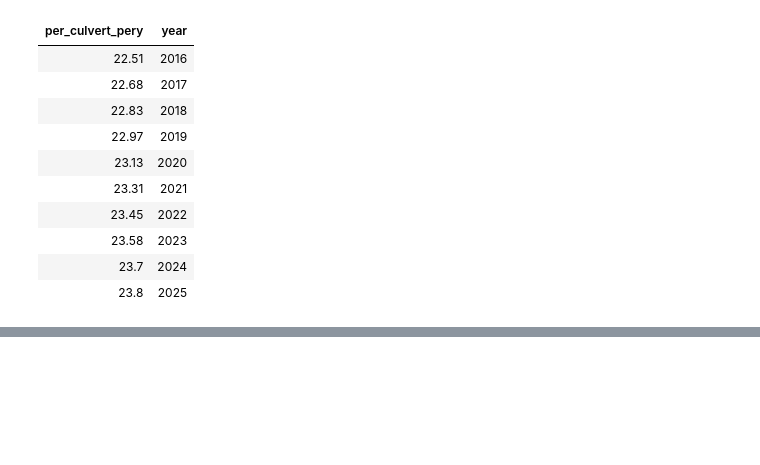
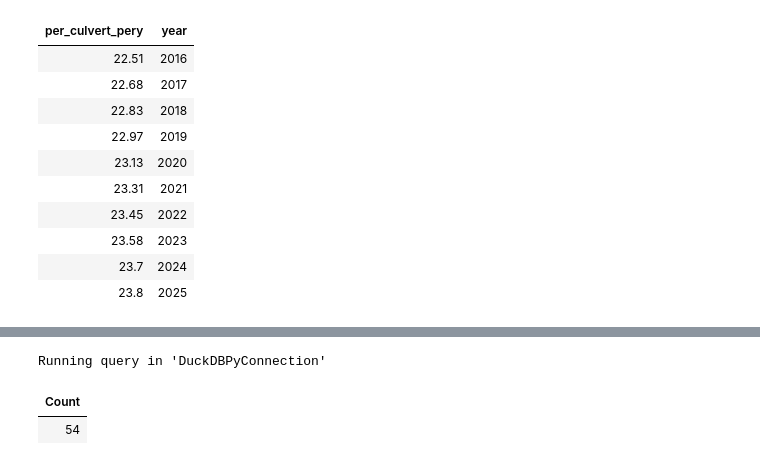
Before and after one commit to AHichem/bridge-deterioration-nbi, a Jupyter notebook: notebooks/02_sql_model.ipynb, the cells around one changed output, grey strips where cells are left out. Drawn from its saved outputs; the diff is of its cells as text; code cells hidden in the pictures; blank space fills up the shorter version.

```diff
--- a/notebooks/02_sql_model.ipynb
+++ b/notebooks/02_sql_model.ipynb
@@ -316,0 +511,68 @@ Running query in 'DuckDBPyConnection'
+# %%
+%%sql
+CREATE OR REPLACE TABLE dim_state (
+    state_code VARCHAR,
+    state_abbr VARCHAR,
+    state_name VARCHAR
+);
+
+INSERT INTO dim_state (state_code, state_abbr, state_name)
+VALUES
+    ('01', 'AL', 'Alabama'),
+    ('02', 'AK', 'Alaska'),
+    ('04', 'AZ', 'Arizona'),
+    ('05', 'AR', 'Arkansas'),
+    ('06', 'CA', 'California'),
+    ('08', 'CO', 'Colorado'),
+    ('09', 'CT', 'Connecticut'),
+    ('10', 'DE', 'Delaware'),
+    ('11', 'DC', 'District of Columbia'),
+    ('12', 'FL', 'Florida'),
+    ('13', 'GA', 'Georgia'),
+    ('15', 'HI', 'Hawaii'),
+    ('16', 'ID', 'Idaho'),
+    ('17', 'IL', 'Illinois'),
+    ('18', 'IN', 'Indiana'),
+    ('19', 'IA', 'Iowa'),
+    ('20', 'KS', 'Kansas'),
+    ('21', 'KY', 'Kentucky'),
+    ('22', 'LA', 'Louisiana'),
+    ('23', 'ME', 'Maine'),
+    ('24', 'MD', 'Maryland'),
+    ('25', 'MA', 'Massachusetts'),
+    ('26', 'MI', 'Michigan'),
+    ('27', 'MN', 'Minnesota'),
+    ('28', 'MS', 'Mississippi'),
+    ('29', 'MO', 'Missouri'),
+    ('30', 'MT', 'Montana'),
+    ('31', 'NE', 'Nebraska'),
+    ('32', 'NV', 'Nevada'),
+    ('33', 'NH', 'New Hampshire'),
+    ('34', 'NJ', 'New Jersey'),
+    ('35', 'NM', 'New Mexico'),
+    ('36', 'NY', 'New York'),
+    ('37', 'NC', 'North Carolina'),
+    ('38', 'ND', 'North Dakota'),
+    ('39', 'OH', 'Ohio'),
+    ('40', 'OK', 'Oklahoma'),
+    ('41', 'OR', 'Oregon'),
+    ('42', 'PA', 'Pennsylvania'),
+    ('44', 'RI', 'Rhode Island'),
+    ('45', 'SC', 'South Carolina'),
+    ('46', 'SD', 'South Dakota'),
+    ('47', 'TN', 'Tennessee'),
+    ('48', 'TX', 'Texas'),
+    ('49', 'UT', 'Utah'),
+    ('50', 'VT', 'Vermont'),
+    ('51', 'VA', 'Virginia'),
+    ('53', 'WA', 'Washington'),
+    ('54', 'WV', 'West Virginia'),
+    ('55', 'WI', 'Wisconsin'),
+    ('56', 'WY', 'Wyoming'),
+    ('66', 'GU', 'Guam'),
+    ('72', 'PR', 'Puerto Rico'),
+    ('78', 'VI', 'U.S. Virgin Islands');
+# %% [output]
+Running query in 'DuckDBPyConnection'
+| Count |
+| 54 |
```
Also changed, not shown: parts of 6 cells of this notebook.
